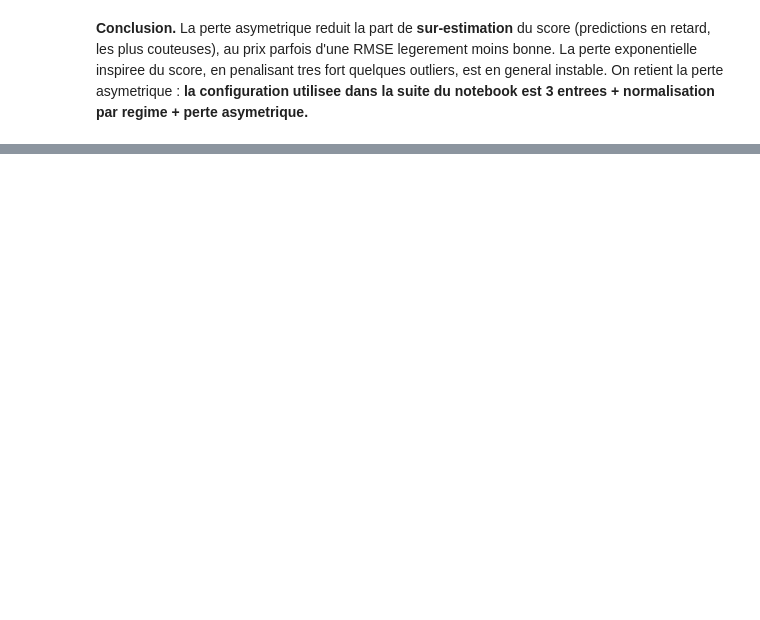
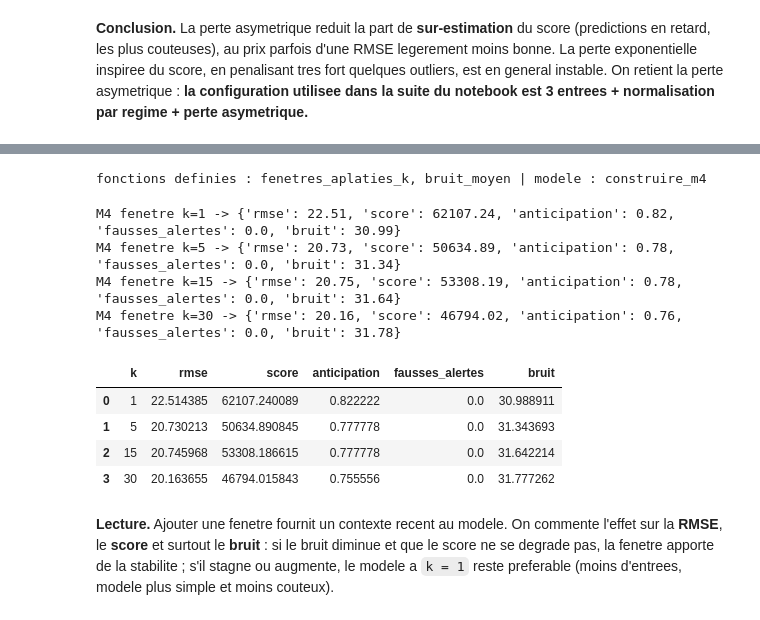
Before and after one commit to moussIlyas/ProjectFM, a Jupyter notebook: notebooks/mlp4.ipynb, the cells around one changed output, grey strips where cells are left out. Saved outputs shown, nothing was run; the diff lists cells and outputs as text; code cells hidden in the pictures; blank space fills up the shorter version.

```diff
--- a/notebooks/mlp4.ipynb
+++ b/notebooks/mlp4.ipynb
@@ -417,0 +734,64 @@ pd.DataFrame({"mse": decomposer_erreur(pred_3),
+# %%
+# --- Fenetres temporelles aplaties (k derniers cycles) sur les 3 entrees ---
+def fenetres_aplaties_k(df, k, feats=FEATURES_3):
+    """Concatene les k derniers cycles de chaque pompe (k x len(feats) entrees)."""
+    X, y, dernier = [], [], []
+    for _, g in df.sort_values(["pompe", "cycle"]).groupby("pompe"):
+        v = g[feats].values.astype("float32")
+        v = np.vstack([np.repeat(v[:1], k - 1, axis=0), v])   # amorce : 1er cycle repete
+        X.append(np.stack([v[i:i + k].ravel() for i in range(len(g))]))
+        dernier.append(np.arange(len(g)) == len(g) - 1)
+        if "cible" in g:
+            y.append(g["cible"].values.astype("float32"))
+    y = np.concatenate(y).astype("float32") if y else None
+    return np.concatenate(X), y, np.concatenate(dernier)
+
+def bruit_moyen(pred, pompes):
+    """Ecart-type moyen des predictions intra-pompe (stabilite du signal)."""
+    return float(np.mean([pred[pompes == p].std() for p in np.unique(pompes)]))
+
+# Modele retenu : M4 (meilleur compromis RMSE / score). Pour M6 :
+# CONSTRUIRE_BEST, ENTRAINER_BEST = construire_m6, entrainer_m6
+CONSTRUIRE_BEST, ENTRAINER_BEST = construire_m4, entrainer_m4
+
+print("fonctions definies : fenetres_aplaties_k, bruit_moyen | modele :", CONSTRUIRE_BEST.__name__)
+# %% [output]
+fonctions definies : fenetres_aplaties_k, bruit_moyen | modele : construire_m4
+# %%
+# --- k = 1, 5, 15, 30 : entrainement et evaluation (3 entrees, regime, modele M4) ---
+pompes_val = val_n["pompe"].values
+lignes_fenetres = []
+
+for k in [1, 5, 15, 30]:
+    Xk_train, yk_train, _ = fenetres_aplaties_k(train_n, k)
+    Xk_val, _, _ = fenetres_aplaties_k(val_n, k)
+
+    keras.utils.set_random_seed(SEED)
+    modele_k = CONSTRUIRE_BEST(Xk_train.shape[1])
+    ENTRAINER_BEST(modele_k, Xk_train, yk_train, Xk_val, y_val)
+    pred_k = predire_cycles(modele_k, Xk_val)
+    res_k = evaluer(pred_k, y_val_cycles, masque_coupes)
+
+    bruit = bruit_moyen(pred_k, pompes_val)
+    journaliser(f"M4 fenetre k={k}",
+                {"normalisation": "regime", "perte": "asymetrique", "features": 3, "k": k},
+                {**res_k, "bruit": bruit})
+    lignes_fenetres.append({"k": k, **res_k, "bruit": bruit})
+
+pd.DataFrame(lignes_fenetres)
+# %% [output]
+M4 fenetre k=1 -> {'rmse': 22.51, 'score': 62107.24, 'anticipation': 0.82, 'fausses_alertes': 0.0, 'bruit': 30.99}
+M4 fenetre k=5 -> {'rmse': 20.73, 'score': 50634.89, 'anticipation': 0.78, 'fausses_alertes': 0.0, 'bruit': 31.34}
+M4 fenetre k=15 -> {'rmse': 20.75, 'score': 53308.19, 'anticipation': 0.78, 'fausses_alertes': 0.0, 'bruit': 31.64}
+M4 fenetre k=30 -> {'rmse': 20.16, 'score': 46794.02, 'anticipation': 0.76, 'fausses_alertes': 0.0, 'bruit': 31.78}
+|  | k | rmse | score | anticipation | fausses_alertes | bruit |
+| 0 | 1 | 22.514385 | 62107.240089 | 0.822222 | 0.0 | 30.988911 |
+| 1 | 5 | 20.730213 | 50634.890845 | 0.777778 | 0.0 | 31.343693 |
+| 2 | 15 | 20.745968 | 53308.186615 | 0.777778 | 0.0 | 31.642214 |
+| 3 | 30 | 20.163655 | 46794.015843 | 0.755556 | 0.0 | 31.777262 |
+# %% [markdown]
+**Lecture.** Ajouter une fenetre fournit un contexte recent au modele. On commente
+l'effet sur la **RMSE**, le **score** et surtout le **bruit** : si le bruit diminue
+et que le score ne se degrade pas, la fenetre apporte de la stabilite ; s'il stagne ou
+augmente, le modele a `k = 1` reste preferable (moins d'entrees, modele plus simple et
+moins couteux).
```
Also changed, not shown: parts of 38 cells of this notebook, 3 other files.
